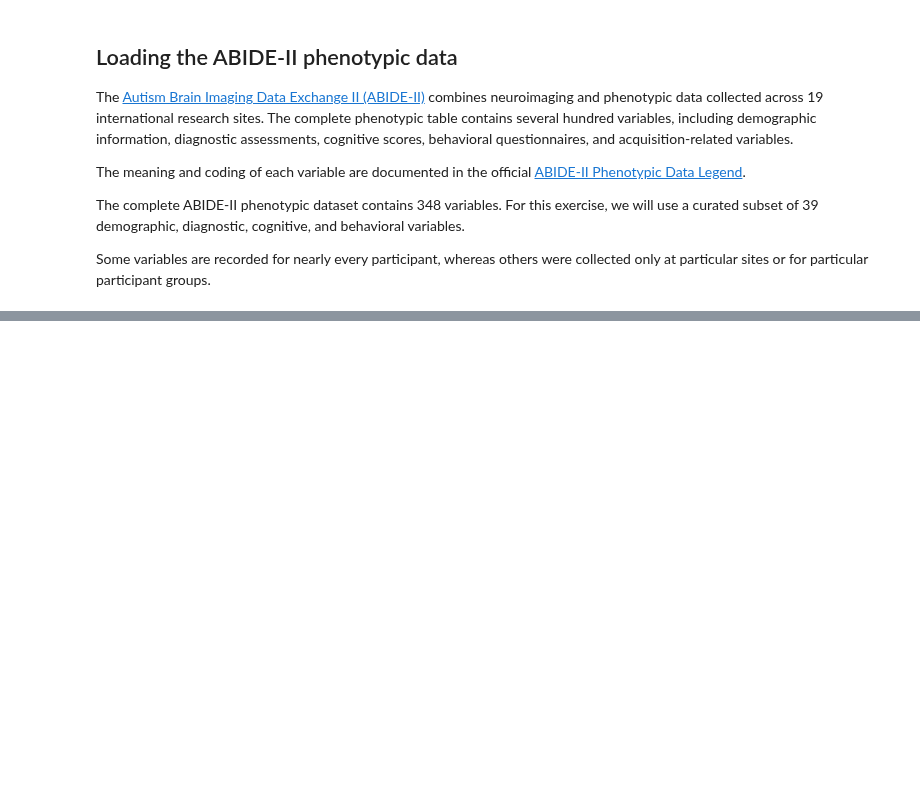
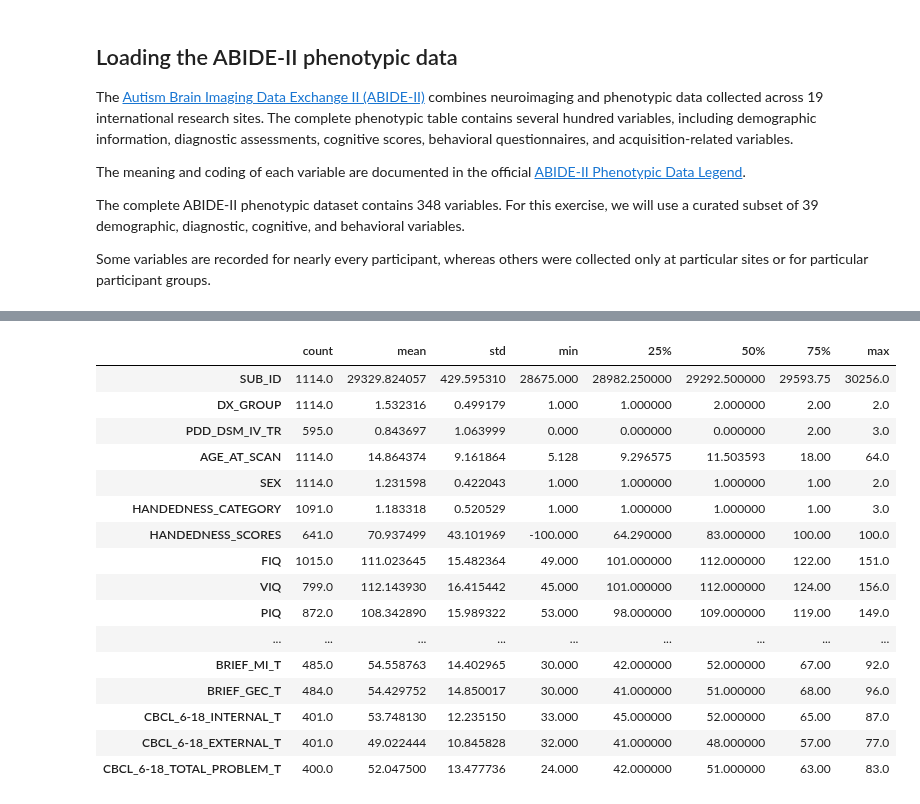
Before and after one commit to yoavmp/ml-neuro-tutorials, a Jupyter notebook: book/chapters/chapter_01/exercise_01.ipynb, the cells around one changed output, grey strips where cells are left out. Drawn from its saved outputs; the diff is of its cells as text; code cells hidden in the pictures; blank space fills up the shorter version.

```diff
--- a/book/chapters/chapter_01/exercise_01.ipynb
+++ b/book/chapters/chapter_01/exercise_01.ipynb
@@ -67,0 +187,20 @@ Data table shape: (1114, 348)
+# %%
+phenotypes.describe().T
+# %% [output]
+|  | count | mean | std | min | 25% | 50% | 75% | max |
+| SUB_ID | 1114.0 | 29329.824057 | 429.595310 | 28675.000 | 28982.250000 | 29292.500000 | 29593.75 | 30256.0 |
+| DX_GROUP | 1114.0 | 1.532316 | 0.499179 | 1.000 | 1.000000 | 2.000000 | 2.00 | 2.0 |
+| PDD_DSM_IV_TR | 595.0 | 0.843697 | 1.063999 | 0.000 | 0.000000 | 0.000000 | 2.00 | 3.0 |
+| AGE_AT_SCAN | 1114.0 | 14.864374 | 9.161864 | 5.128 | 9.296575 | 11.503593 | 18.00 | 64.0 |
+| SEX | 1114.0 | 1.231598 | 0.422043 | 1.000 | 1.000000 | 1.000000 | 1.00 | 2.0 |
+| HANDEDNESS_CATEGORY | 1091.0 | 1.183318 | 0.520529 | 1.000 | 1.000000 | 1.000000 | 1.00 | 3.0 |
+| HANDEDNESS_SCORES | 641.0 | 70.937499 | 43.101969 | -100.000 | 64.290000 | 83.000000 | 100.00 | 100.0 |
+| FIQ | 1015.0 | 111.023645 | 15.482364 | 49.000 | 101.000000 | 112.000000 | 122.00 | 151.0 |
+| VIQ | 799.0 | 112.143930 | 16.415442 | 45.000 | 101.000000 | 112.000000 | 124.00 | 156.0 |
+| PIQ | 872.0 | 108.342890 | 15.989322 | 53.000 | 98.000000 | 109.000000 | 119.00 | 149.0 |
+| ... | ... | ... | ... | ... | ... | ... | ... | ... |
+| BRIEF_MI_T | 485.0 | 54.558763 | 14.402965 | 30.000 | 42.000000 | 52.000000 | 67.00 | 92.0 |
+| BRIEF_GEC_T | 484.0 | 54.429752 | 14.850017 | 30.000 | 41.000000 | 51.000000 | 68.00 | 96.0 |
+| CBCL_6-18_INTERNAL_T | 401.0 | 53.748130 | 12.235150 | 33.000 | 45.000000 | 52.000000 | 65.00 | 87.0 |
+| CBCL_6-18_EXTERNAL_T | 401.0 | 49.022444 | 10.845828 | 32.000 | 41.000000 | 48.000000 | 57.00 | 77.0 |
+| CBCL_6-18_TOTAL_PROBLEM_T | 400.0 | 52.047500 | 13.477736 | 24.000 | 42.000000 | 51.000000 | 63.00 | 83.0 |
```
Also changed, not shown: parts of 13 cells of this notebook.
